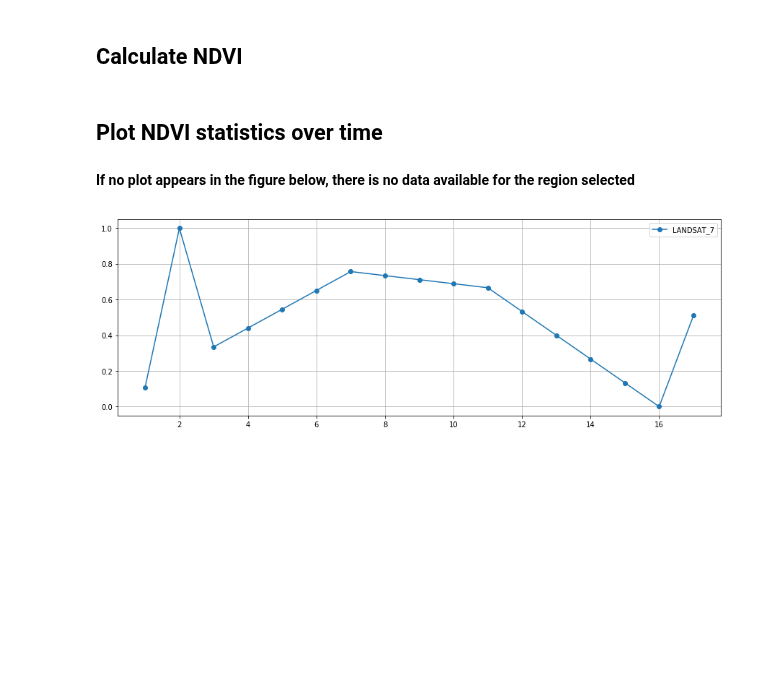
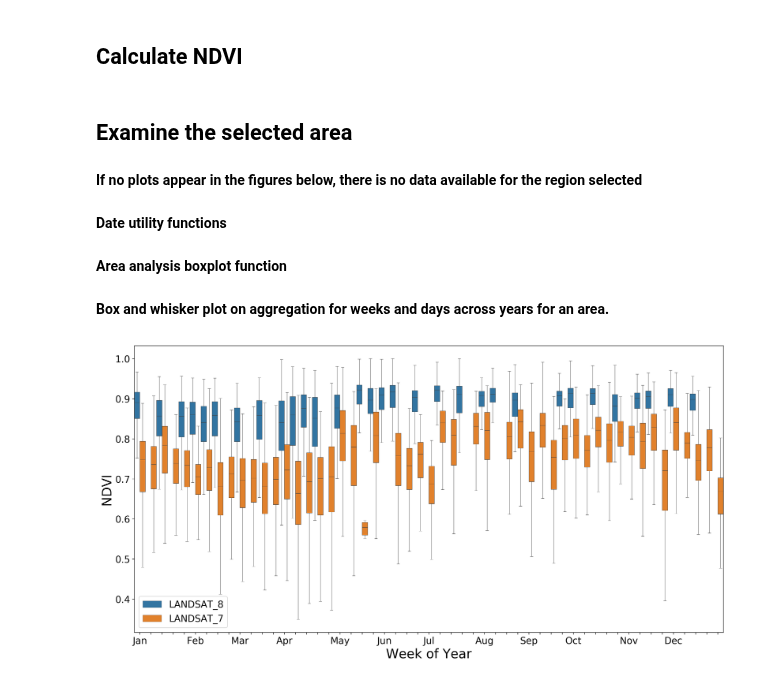
Before and after one commit to ceos-seo/data_cube_notebooks, a Jupyter notebook: NDVI_Phenology.ipynb, the cells around one changed output. Cells and saved outputs as stored; diff of their text form; code cells hidden in the pictures; blank space fills up the shorter version.

Commit message:
Restored NDVI_Phenology.ipynb to its final version (old version kept in merge at end of june).
Former-commit-id: e48b44519c0b121336fbe96f5baa01107b56b3f4

```diff
--- a/NDVI_Phenology.ipynb
+++ b/NDVI_Phenology.ipynb
@@ -301,34 +255,16 @@ for platform in datasets_in.keys():
 # %% [markdown]
 ## <a id='calculate'>Calculate NDVI</a>
 # %%
-ndvi_data_arrs = {}
-ndvi = {}
-for platform in datasets_in.keys():
-    ndvi_data_arrs[platform] = NDVI(cleaned_datasets[platform])
-    ndvi[platform] = ndvi_data_arrs[platform].to_dataset(name='ndvi')
+data_arrs = {}
+# Dictionary mapping platforms to corresponding DataArrays of computed values.
+comp_vals_arrs_dict = {}
+for platform in cleaned_datasets.keys():
+    data_arrs[platform] = NDVI(cleaned_datasets[platform])
+    comp_vals_arrs_dict[platform] = data_arrs[platform].to_dataset(name='comp_vals')
+del data_arrs
-# %% [markdown]
-## <a id="time_series_analysis">Plot NDVI statistics over time</a>
+# %% [markdown]
+## <a id="area_analysis">Examine the selected area</a>
 # %% [markdown]
-**If no plot appears in the figure below, there is no data available for the region selected**
+**If no plots appear in the figures below, there is no data available for the region selected**
-# %%
-# Box and whisker plot for an area analysis.
-fig = plt.figure(1, figsize=(15,5))
-
-
-if not point_analysis:
-    data = [ndvi[platform].ndvi.values.flatten() for platform in datasets_in.keys()]
-    filtered_data = list(map(lambda arr: arr[~np.isnan(arr)], data))
-    ax = fig.add_subplot(111)
-    ax.boxplot(filtered_data, labels=platforms, showfliers=False)
-    plt.show()
-else: # Simple time series plot for a single pixel analysis.
-#     plotter.plot_band(cleaned_datasets[platform], ndvi_data_arrs[platform])
-    data = ndvi[platform].ndvi.mean(dim=['latitude', 'longitude']).values
-    data = plotter.impute_missing_data_1D(data)
-    for platform in datasets_in.keys():
-        plt.plot(data, label=platform, marker='o')
-    plt.grid()
-    plt.legend()
-    plt.show()
-# %% [output]
-[figure, removed]
+# %% [markdown]
+**Date utility functions**
@@ -334,0 +356,2 @@ else: # Simple time series plot for a single pixel analysis.
+# %% [markdown]
+**Area analysis boxplot function**
@@ -334,0 +428,6 @@ else: # Simple time series plot for a single pixel analysis.
+# %% [markdown]
+**Box and whisker plot on aggregation for weeks and days across years for an area.**
+# %%
+plot_area_boxplot_analysis('weekly', showfliers=False)
+# %% [output]
+[figure, added]
```
Also changed, not shown: parts of 23 cells of this notebook.
